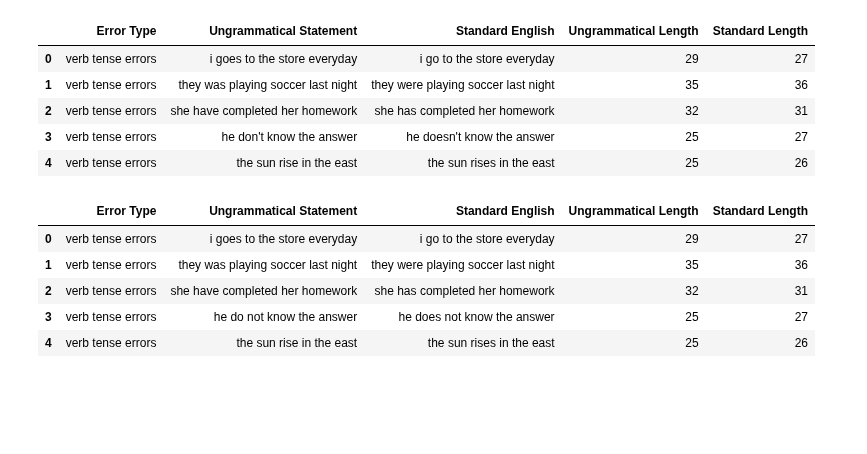
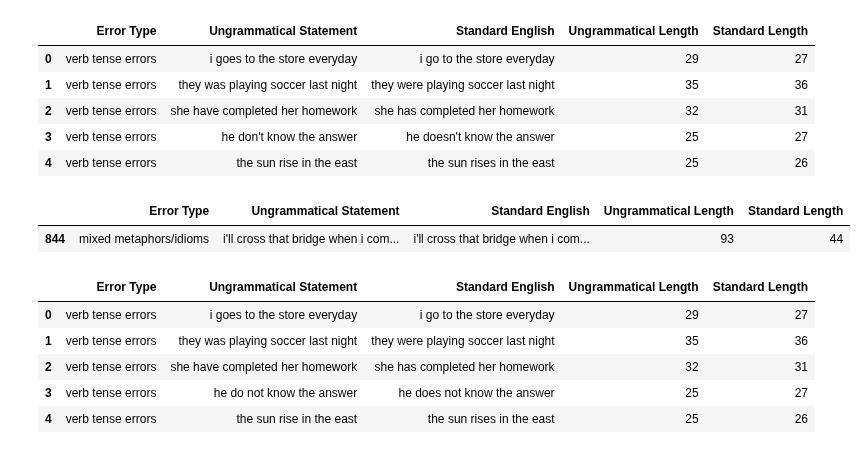
Before and after one commit to Mariam-Elbishbeashy/Grammar-Autocorrection-NLP, a Jupyter notebook: Grammar_Autocorrection_df1.ipynb, the cells around one changed output. Drawn from its saved outputs; the diff is of its cells as text; code cells hidden in the pictures; blank space fills up the shorter version.

```diff
--- a/Grammar_Autocorrection_df1.ipynb
+++ b/Grammar_Autocorrection_df1.ipynb
@@ -143,11 +128,14 @@ long_sentences.head(5)
 # Function to retain only specific punctuation
 #  Retains only word characters, whitespace, and . , ?
 def retain_selected_punctuation(text):
-    if isinstance(text, str):
-        cleaned_text = re.sub(r"[^\w\s,?']", '', text)
-        return cleaned_text
-    else:
+    if not isinstance(text, str):
         return text
+    # 1) remove a leading dot, if present
+    text = re.sub(r"^\.", "", text)
+
+    # 2) remove anything that isn't A–Z or a–z, whitespace (\s), question mark ?, apostrophe '
+    cleaned = re.sub(r"[^A-Za-z\s,?']+", "", text)
+    return cleaned
 
 # Apply the function to the 2 columns
 df['Ungrammatical Statement'] = df['Ungrammatical Statement'].apply(retain_selected_punctuation)
@@ -161,6 +149,21 @@ df.head()
 | 2 | verb tense errors | she have completed her homework | she has completed her homework | 32 | 31 |
 | 3 | verb tense errors | he don't know the answer | he doesn't know the answer | 25 | 27 |
 | 4 | verb tense errors | the sun rise in the east | the sun rises in the east | 25 | 26 |
+# %%
+# Define threshold in tokens (words)
+threshold_tokens = 20
+
+# Filter by splitting on whitespace and counting tokens
+long_sentences = df[
+    df['Ungrammatical Statement']
+      .str.split()
+      .str.len() > threshold_tokens
+]
+
+long_sentences.head(5)
+# %% [output]
+|  | Error Type | Ungrammatical Statement | Standard English | Ungrammatical Length | Standard Length |
+| 844 | mixed metaphors/idioms | i'll cross that bridge when i com... | i'll cross that bridge when i com... | 93 | 44 |
 # %%
 # Expand "n't" contractions to "not"
 def expand_negations(text):
```
Also changed, not shown: parts of 3 cells of this notebook.
